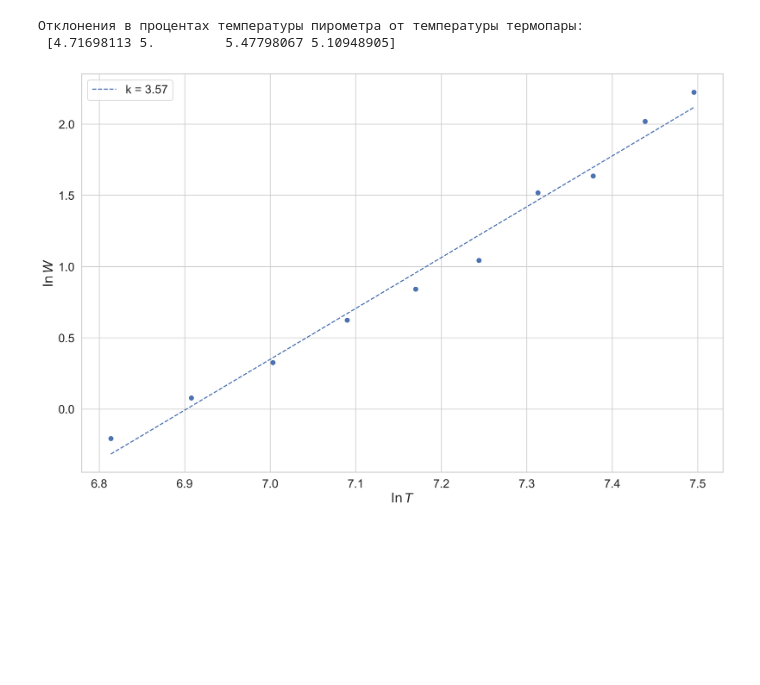
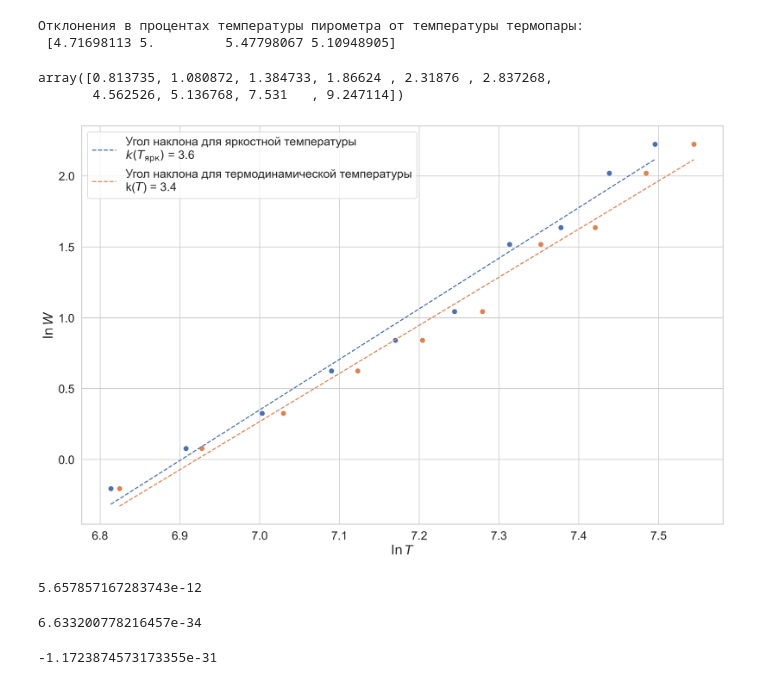
Before and after one commit to kekoveca/Physics_labs, a Jupyter notebook: 3 course/lab81/lab81processing.ipynb, the cells around one changed output. Cells and saved outputs as stored; diff of their text form; code cells hidden in the pictures; blank space fills up the shorter version.

```diff
--- a/3 course/lab81/lab81processing.ipynb
+++ b/3 course/lab81/lab81processing.ipynb
@@ -25,18 +25,47 @@ I_lampa = np.array([0.507, 0.547, 0.587, 0.640, 0.684, 0.729, 0.849, 0.882, 1, 1
 assert V_lampa.size == temp_lampa.size, "sizes of arrays are not equal"
 
 W = V_lampa * I_lampa
-x = np.log(temp_lampa)
-y_raw = np.log(W)
 
-pn = np.polyfit(x, y_raw, 1)
-y = np.polyval(pn, x)
+xlog = np.log(temp_lampa)
+y_raw_log = np.log(W)
+
+pn = np.polyfit(xlog, y_raw_log, 1)
+ylog = np.polyval(pn, xlog)
+
+T = np.array([920,1020,1130,1240,1345,1450,1560,1670,1780,1890])
+
+xTlog = np.log(T)
+y_T_log = np.log(W)
+
+pTn = np.polyfit(xTlog, y_T_log, 1)
+yTlog = np.polyval(pTn, xTlog)
+W
+# %% [output]
+array([0.813735, 1.080872, 1.384733, 1.86624 , 2.31876 , 2.837268,
+       4.562526, 5.136768, 7.531   , 9.247114])
 # %%
 plt.figure(figsize = (16,10), dpi= 250)
-plt.scatter(x, y_raw)
-plt.plot(x, y, linestyle= '--', label = f'k = {pn[0]:.2f}')
+
+plt.scatter(xlog, y_raw_log)
+plt.plot(xlog, ylog, linestyle= '--', label = f'Угол наклона для яркостной температуры\n$k(T_\\text{{ярк}})$ = {pn[0]:.1f}')
+
+plt.scatter(xTlog, y_T_log)
+plt.plot(xTlog, yTlog, linestyle= '--', label = f'Угол наклона для термодинамической температуры\nk($T$) = {pTn[0]:.1f}')
+
+
 plt.xlabel('$\ln T$')
 plt.ylabel('$\ln W$')
 plt.legend()
-plt.savefig('plot')
+plt.savefig('plotLog')
 # %% [output]
-[figure, old version]
+[figure, new version]
+# %%
+sigma = W[-2]/(0.244 * 0.36 * 1973 ** 4)
+print(sigma)
+# %% [output]
+5.657857167283743e-12
+# %%
+tmp = 2*np.pi**5 * (1.381 * 10**(-23))**4 / (15 * 299792458**2 * sigma*10000)
+print(tmp**(1./3))
+# %% [output]
+6.633200778216457e-34
@@ -42,0 +74,4 @@ plt.savefig('plot')
+# %%
+cons
+# %% [output]
+-1.1723874573173355e-31
```
Also changed, not shown: parts of 1 cell of this notebook, 13 other files.
